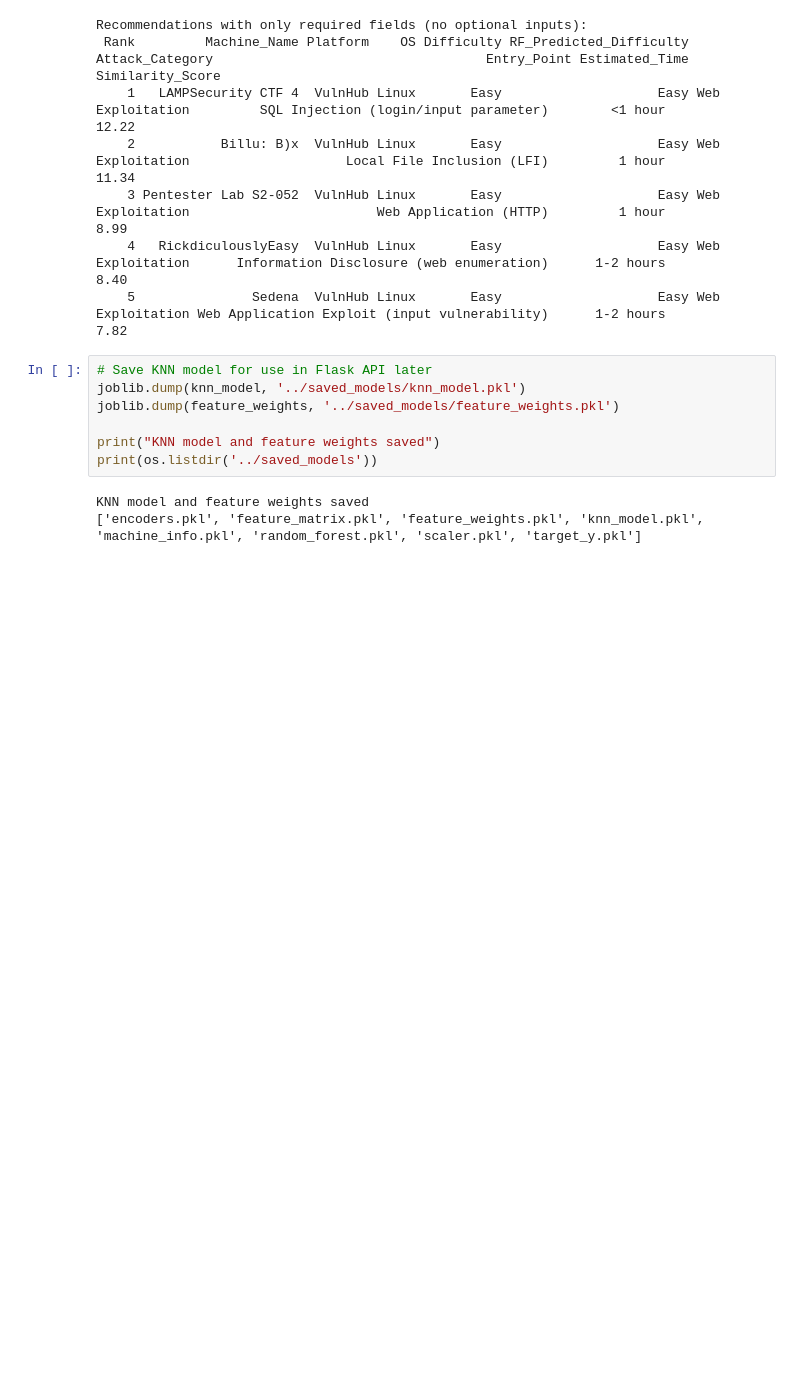
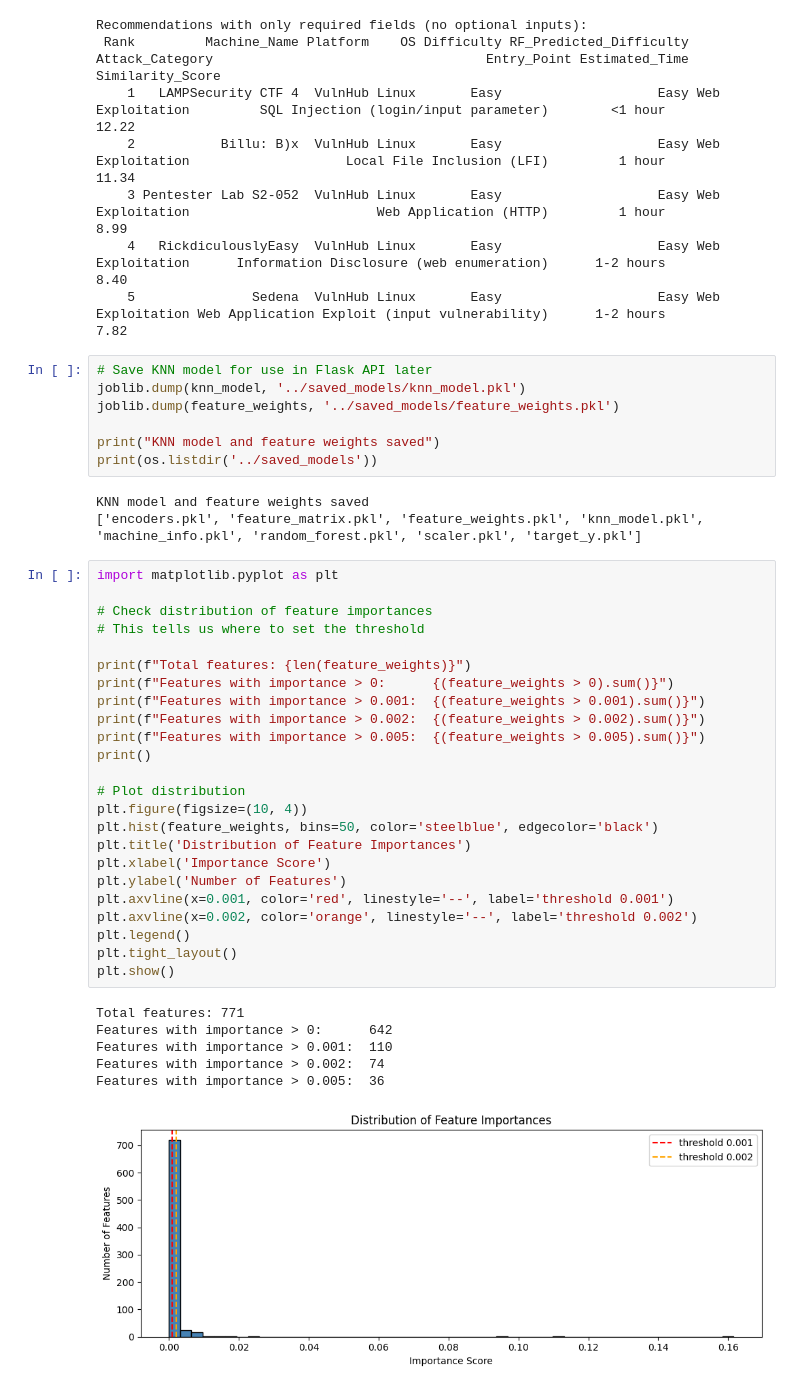
Before and after one commit to Dipannita-Kar/vulnerable-machine-recommendation-system, a Jupyter notebook: notebooks/recommender.ipynb, the cells around one changed output. Drawn from its saved outputs; the diff is of its cells as text; blank space fills up the shorter version.

```diff
--- a/notebooks/recommender.ipynb
+++ b/notebooks/recommender.ipynb
@@ -1335,3 +1335,34 @@ print(os.listdir('../saved_models'))
 # %% [output]
 KNN model and feature weights saved
 ['encoders.pkl', 'feature_matrix.pkl', 'feature_weights.pkl', 'knn_model.pkl', 'machine_info.pkl', 'random_forest.pkl', 'scaler.pkl', 'target_y.pkl']
+# %%
+import matplotlib.pyplot as plt
+
+# Check distribution of feature importances
+# This tells us where to set the threshold
+
+print(f"Total features: {len(feature_weights)}")
+print(f"Features with importance > 0:      {(feature_weights > 0).sum()}")
+print(f"Features with importance > 0.001:  {(feature_weights > 0.001).sum()}")
+print(f"Features with importance > 0.002:  {(feature_weights > 0.002).sum()}")
+print(f"Features with importance > 0.005:  {(feature_weights > 0.005).sum()}")
+print()
+
+# Plot distribution
+plt.figure(figsize=(10, 4))
+plt.hist(feature_weights, bins=50, color='steelblue', edgecolor='black')
+plt.title('Distribution of Feature Importances')
+plt.xlabel('Importance Score')
+plt.ylabel('Number of Features')
+plt.axvline(x=0.001, color='red', linestyle='--', label='threshold 0.001')
+plt.axvline(x=0.002, color='orange', linestyle='--', label='threshold 0.002')
+plt.legend()
+plt.tight_layout()
+plt.show()
+# %% [output]
+Total features: 771
+Features with importance > 0:      642
+Features with importance > 0.001:  110
+Features with importance > 0.002:  74
+Features with importance > 0.005:  36
+[figure, added]
```
Also changed, not shown: parts of 4 cells of this notebook.
